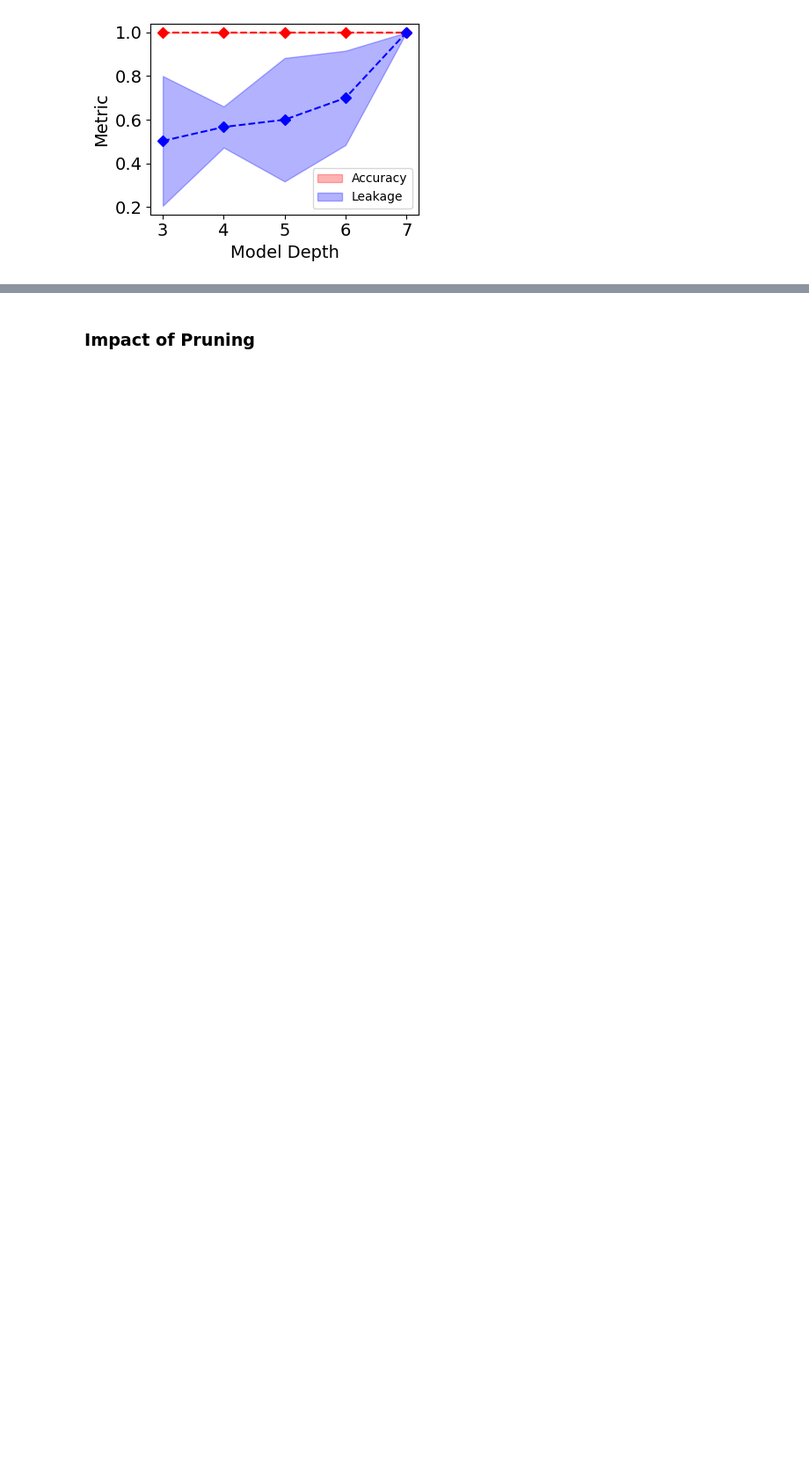
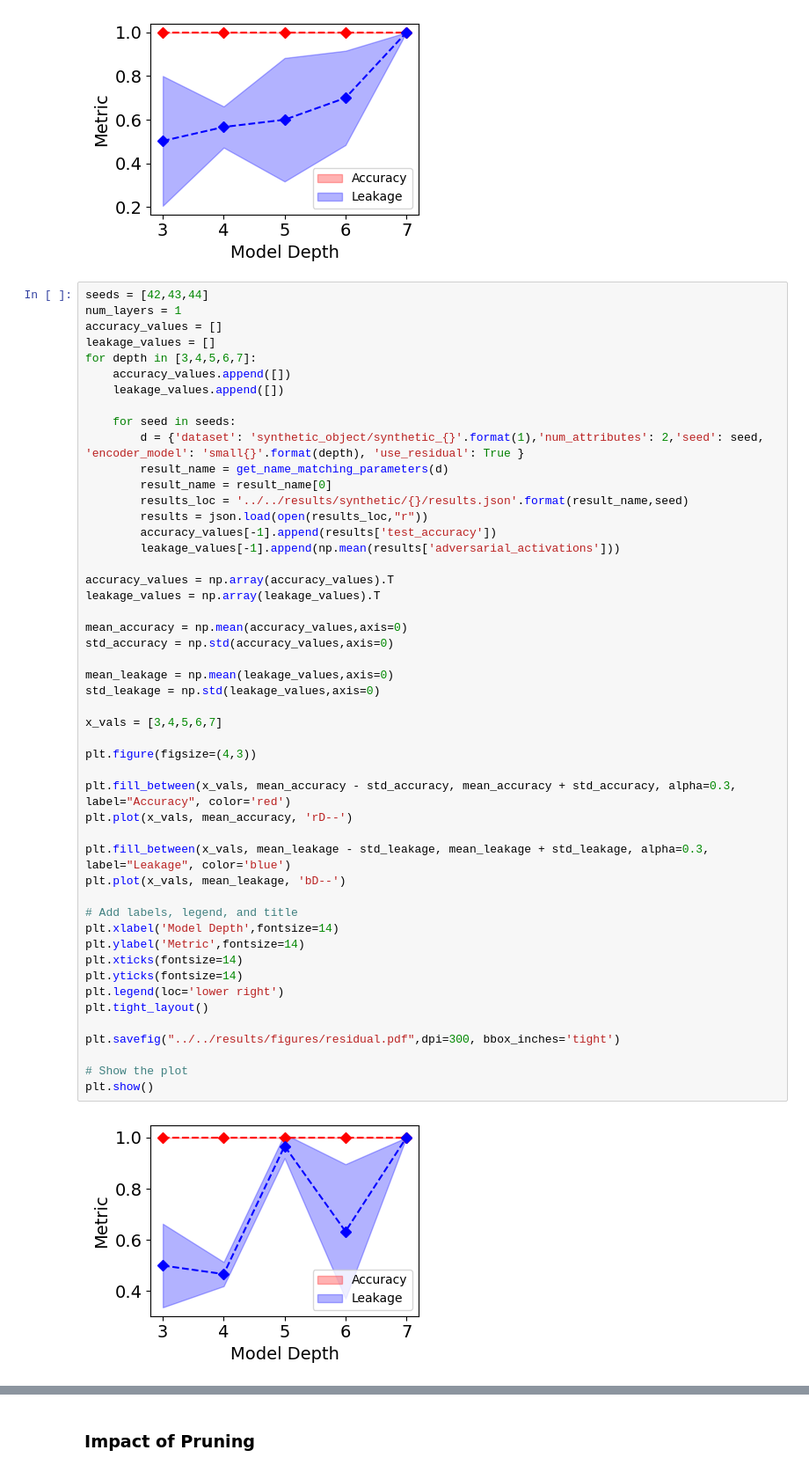
Before and after one commit to naveenr414/Spurious-Concepts, a Jupyter notebook: scripts/notebooks/Plotting.ipynb, the cells around one changed output, grey strips where cells are left out. Shown at 88% size. Cells and saved outputs as stored; diff of their text form; blank space fills up the shorter version.

```diff
--- a/scripts/notebooks/Plotting.ipynb
+++ b/scripts/notebooks/Plotting.ipynb
@@ -804,6 +804,57 @@ plt.savefig("../../results/figures/receptive_field.pdf",dpi=300, bbox_inches='ti
 plt.show()
 # %% [output]
 [figure]
+# %%
+seeds = [42,43,44]
+num_layers = 1
+accuracy_values = []
+leakage_values = []
+for depth in [3,4,5,6,7]:
+    accuracy_values.append([])
+    leakage_values.append([])
+
+    for seed in seeds:
+        d = {'dataset': 'synthetic_object/synthetic_{}'.format(1),'num_attributes': 2,'seed': seed, 'encoder_model': 'small{}'.format(depth), 'use_residual': True }
+        result_name = get_name_matching_parameters(d)
+        result_name = result_name[0]
+        results_loc = '../../results/synthetic/{}/results.json'.format(result_name,seed)
+        results = json.load(open(results_loc,"r"))
+        accuracy_values[-1].append(results['test_accuracy'])
+        leakage_values[-1].append(np.mean(results['adversarial_activations']))
+
+accuracy_values = np.array(accuracy_values).T
+leakage_values = np.array(leakage_values).T
+
+mean_accuracy = np.mean(accuracy_values,axis=0)
+std_accuracy = np.std(accuracy_values,axis=0)
+
+mean_leakage = np.mean(leakage_values,axis=0)
+std_leakage = np.std(leakage_values,axis=0)
+
+x_vals = [3,4,5,6,7]
+
+plt.figure(figsize=(4,3))
+
+plt.fill_between(x_vals, mean_accuracy - std_accuracy, mean_accuracy + std_accuracy, alpha=0.3, label="Accuracy", color='red')
+plt.plot(x_vals, mean_accuracy, 'rD--')
+
+plt.fill_between(x_vals, mean_leakage - std_leakage, mean_leakage + std_leakage, alpha=0.3, label="Leakage", color='blue')
+plt.plot(x_vals, mean_leakage, 'bD--')
+
+# Add labels, legend, and title
+plt.xlabel('Model Depth',fontsize=14)
+plt.ylabel('Metric',fontsize=14)
+plt.xticks(fontsize=14)
+plt.yticks(fontsize=14)
+plt.legend(loc='lower right')
+plt.tight_layout()
+
+plt.savefig("../../results/figures/residual.pdf",dpi=300, bbox_inches='tight')
+
+# Show the plot
+plt.show()
+# %% [output]
+[figure, added]
 # %%
 seeds = [42,43,44]
 num_layers = 1
```
Also changed, not shown: parts of 1 cell of this notebook, 31 other files.
